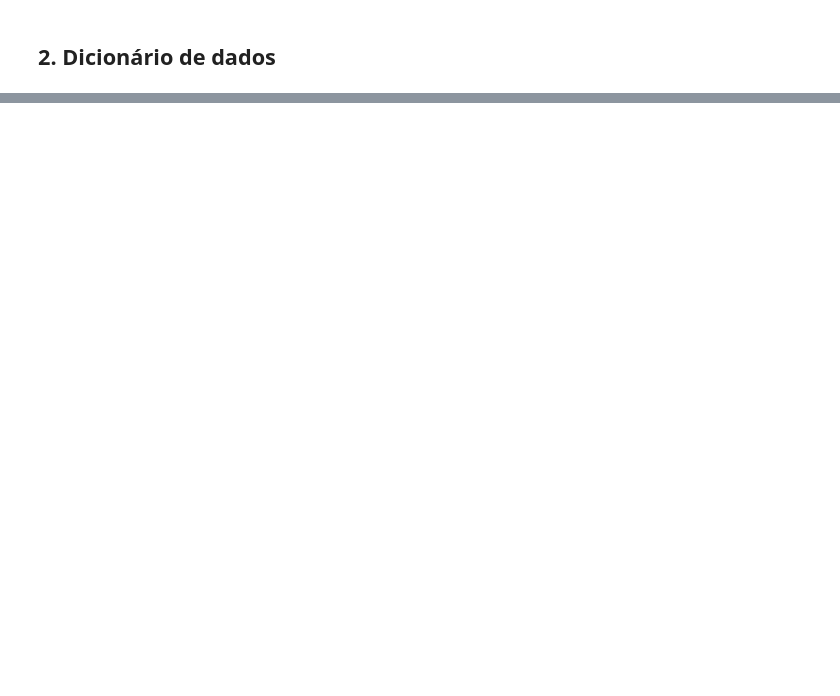
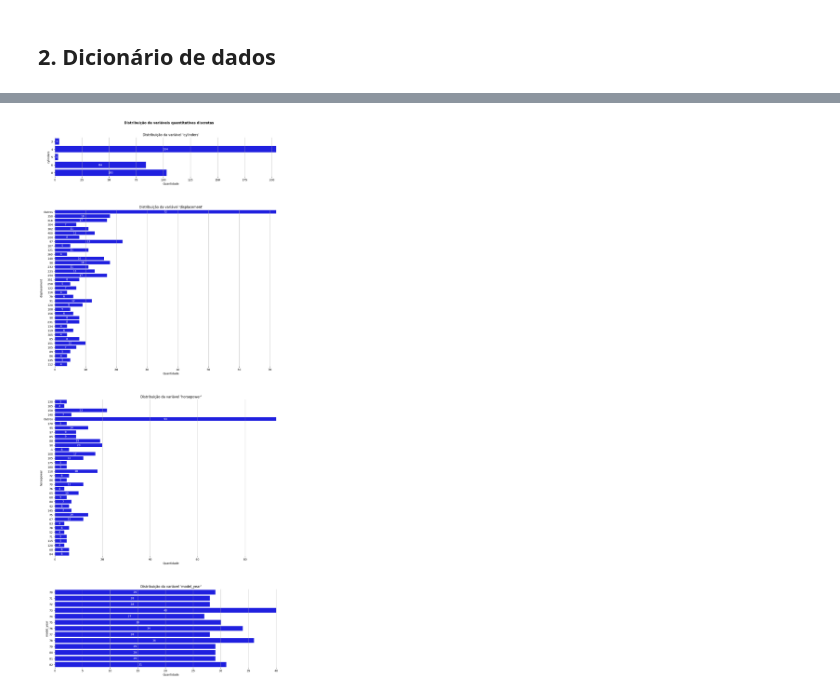
Before and after one commit to pauloricms12/avanti-bootcamp-cdd, a Jupyter notebook: notebooks/01-exploratory_data_analysis.ipynb, the cells around one changed output, grey strips where cells are left out. Drawn from its saved outputs; the diff is of its cells as text; code cells hidden in the pictures; blank space fills up the shorter version.

```diff
--- a/notebooks/01-exploratory_data_analysis.ipynb
+++ b/notebooks/01-exploratory_data_analysis.ipynb
@@ -63,0 +193,50 @@ mpg_dict.to_csv('../data/external/mpg_dict.csv', index=False)
+# %%
+fig, axes = plt.subplots(4, 1, figsize=(15,30),gridspec_kw={'height_ratios':[1, 4, 4, 2]})
+plt.tight_layout(pad=10)
+fig.suptitle('Distribuição de variáveis quantitativas discretas', fontweight='bold')
+
+for i, variavel in enumerate(df_dict.query("subtipo == 'discreta'").variavel.to_list()):
+    if variavel == 'displacement' or variavel == 'horsepower':
+        total = df[variavel].count()
+        value_counts = df[variavel].value_counts()
+        value_counts_filtered = value_counts[(value_counts / total) > 0.01]
+        value_counts = df[variavel].value_counts()
+        value_counts_filtered = value_counts[(value_counts / total) > 0.01]
+        order = value_counts_filtered.index.to_list()
+        order.sort()
+        order.append('Outros')
+        df_copy = df.copy()
+        df_copy[variavel] = df_copy[variavel].astype(str)
+        df_copy.loc[~df_copy[variavel].isin(value_counts_filtered.index.astype(str)), variavel] = 'Outros'
+
+        ax = sns.countplot(
+            data=df_copy,
+            y=variavel,
+            ax=axes.flatten()[i],
+            # order = order,
+            color='blue'
+        )
+    else:
+        ax = sns.countplot(
+            data=df,
+            y=variavel,
+            ax=axes.flatten()[i],
+            color='blue'
+        )
+
+    ax.bar_label(
+        ax.containers[0],
+        fmt='%.0f',
+        label_type='center',
+        color='white'
+    )
+
+    ax.set(frame_on=False)
+    ax.set_title(f"Distribuição da variável '{variavel}'")
+    plt.ylabel(variavel)
+    ax.set_xlabel('Quantidade')
+    ax.grid(axis='x', linestyle='-')
+
+plt.show()
+# %% [output]
+[figure, added]
```
Also changed, not shown: parts of 18 cells of this notebook, 7 other files.
